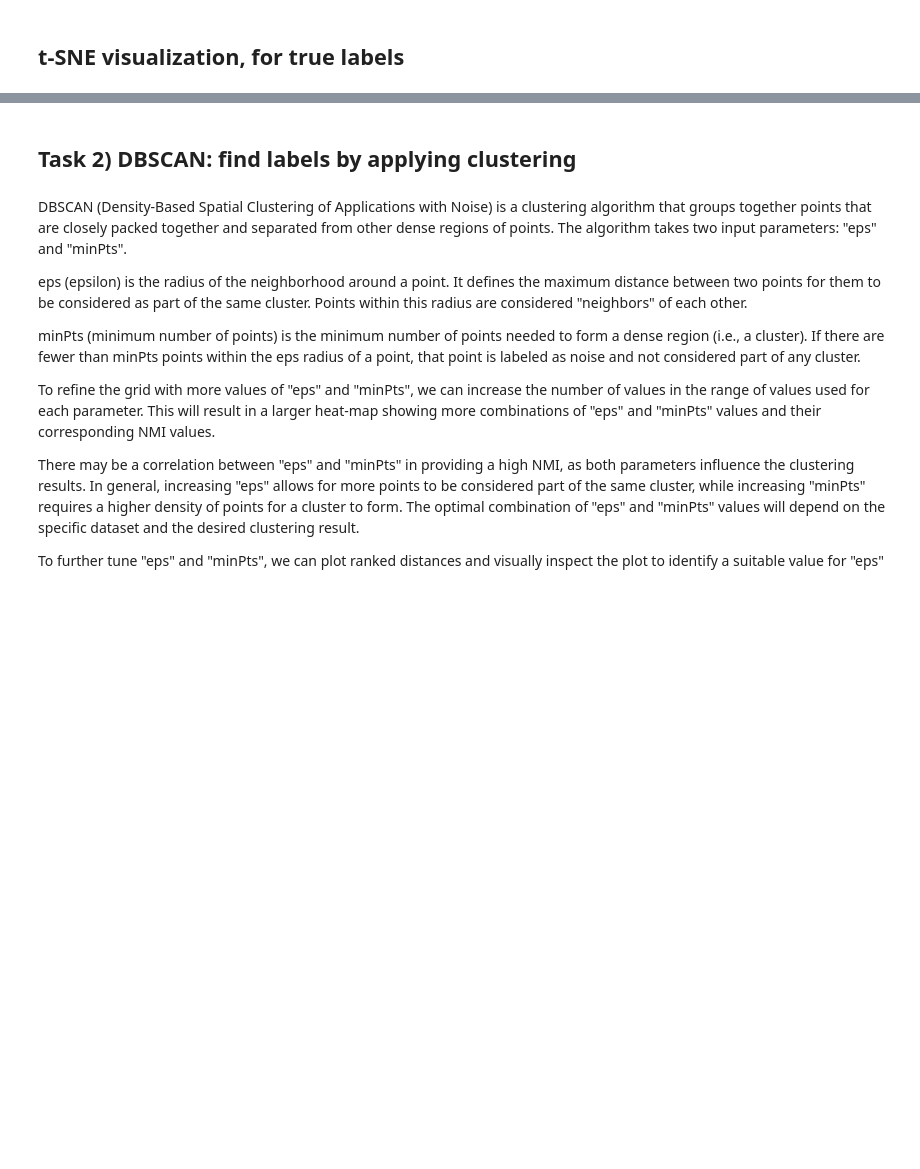
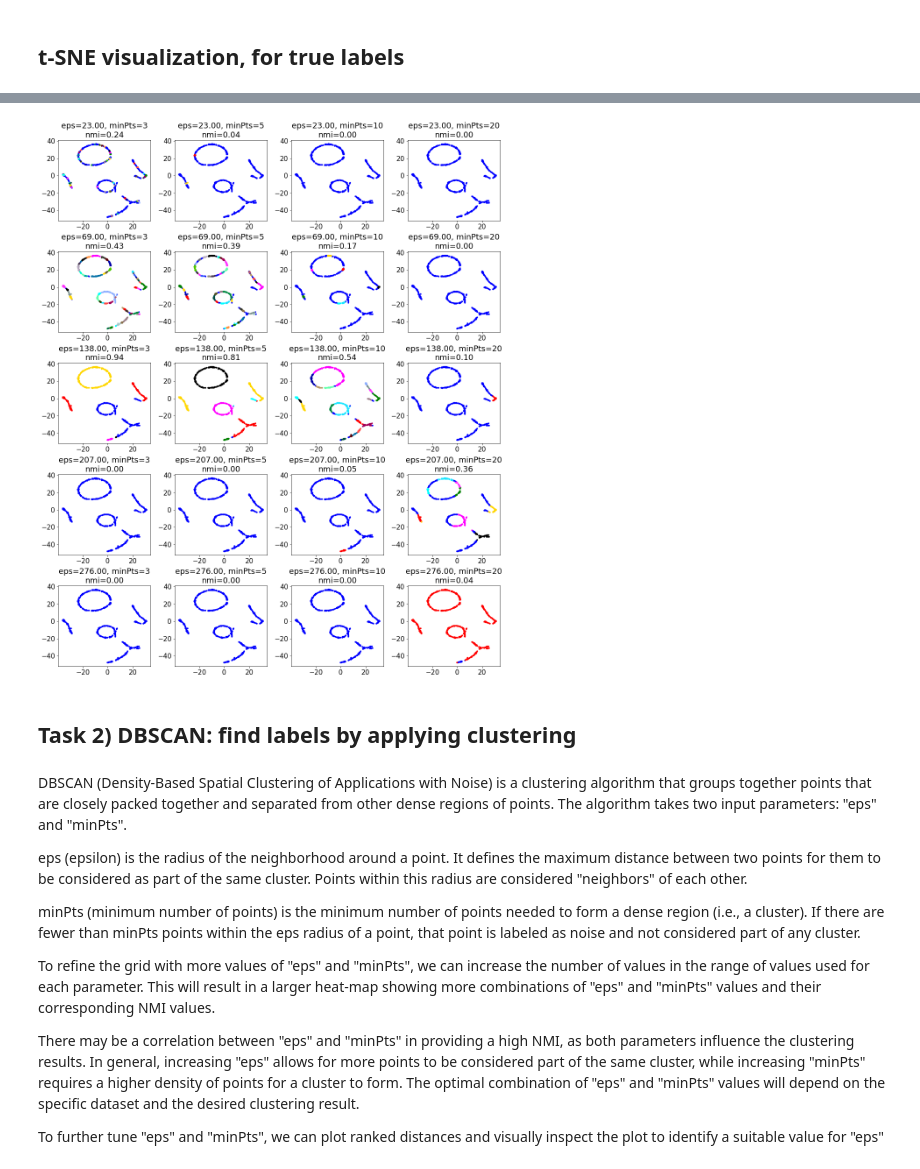
Before and after one commit to Berto70/comp_lab_b, a Jupyter notebook: Exercises/E3/group2307_exercise3.ipynb, the cells around one changed output, grey strips where cells are left out. Cells and saved outputs as stored; diff of their text form; code cells hidden in the pictures; blank space fills up the shorter version.

```diff
--- a/Exercises/E3/group2307_exercise3.ipynb
+++ b/Exercises/E3/group2307_exercise3.ipynb
@@ -105,13 +128,14 @@ random_state=4
 # %%
 from sklearn.cluster import DBSCAN
-#from sklearn.datasets import make_blobs
+# from sklearn.datasets import make_blobs
 from sklearn.preprocessing import StandardScaler
 cpalette = ["blue","red","gold","black","magenta","green","cyan","#1CE6FF", "#FF34FF", "#FF4A46","#008941", "#006FA6", "#A30059", "#0000A6", "#63FFAC","#B79762", "#004D43", "#8FB0FF", "#997D87","#5A0007", "#809693","#1B4400", "#4FC601", "#3B5DFF", "#4A3B53","#886F4C","#34362D", "#B4A8BD", "#00A6AA", "#452C2C","#636375", "#A3C8C9", "#FF913F", "#938A81","#575329", "#00FECF", "#B05B6F"]
 from collections import OrderedDict
 ms = 6
 
 def clustering(y):
-    # Finds position of labels and returns a dictionary of cluster labels to data indices.
+    # Finds position of labels and returns a dictionary of
+    # cluster labels to data indices.
     yu = np.sort(np.unique(y))
     clustering = OrderedDict()
     for ye in yu:
@@ -148,40 +172,40 @@ def NMI(y_true, y_pred):
 
     return 2*Iwc/(Hc+Hw)
 
 def plotting_ax(X, y, ax):
     # plotting function
     for i, yu in enumerate(np.unique(y)):
         pos = (y == yu)
         ax.scatter(X[pos,0], X[pos,1],c=cpalette[i%len(cpalette)],s=ms)
 
 # DBSCAN has a few parameters, let's sweep over a few parameters and see what happens
 np.random.seed(12345)
 n_true_center=3
 #X, ytrue = make_blobs(10000, 2, n_true_center) # Generating random gaussian mixture
-X2D = X_all[3] # best visualization above
+X2D = X_all[2] # best visualization above
 X = data
 y_true = y
 
-nmi_array=np.zeros((25,30))
 #eps_range = [0.01,0.1,0.5,1.0,10.]
 if mean_min_dist<10:
     r=mean_min_dist
 else:
     r = int(mean_min_dist)
-eps_range = np.linspace(r,12*r,25)
-min_sample_range = np.linspace(1,30,30)
+eps_range = [r,3*r,6*r,9*r,12*r]
+min_sample_range = [3,5,10,20]
 fig, ax = plt.subplots(len(eps_range),len(min_sample_range),figsize=(15,18))
 for i, eps in enumerate(eps_range):
     for j, min_samples in enumerate(min_sample_range):
         model = DBSCAN(eps=eps, min_samples=min_samples)
         model.fit(X)
         y_hat = model.labels_
         plotting_ax(X2D,y_hat,ax[i,j])
         nmi=NMI(y_hat, y_true)
         ax[i,j].set_title('eps=%.2f, minPts=%i\nnmi=%.2f'%(eps,min_samples,nmi))
-        nmi_array.append(nmi[:,j])
-#plt.tight_layout(h_pad=0.5)
-#plt.show()
+plt.tight_layout(h_pad=0.5)
+plt.show()
+# %% [output]
+[figure, added]
 # %% [markdown]
 ## Task 2) DBSCAN: find labels by applying clustering
 # %% [markdown]
```
Also changed, not shown: parts of 8 cells of this notebook, 1 other file.
